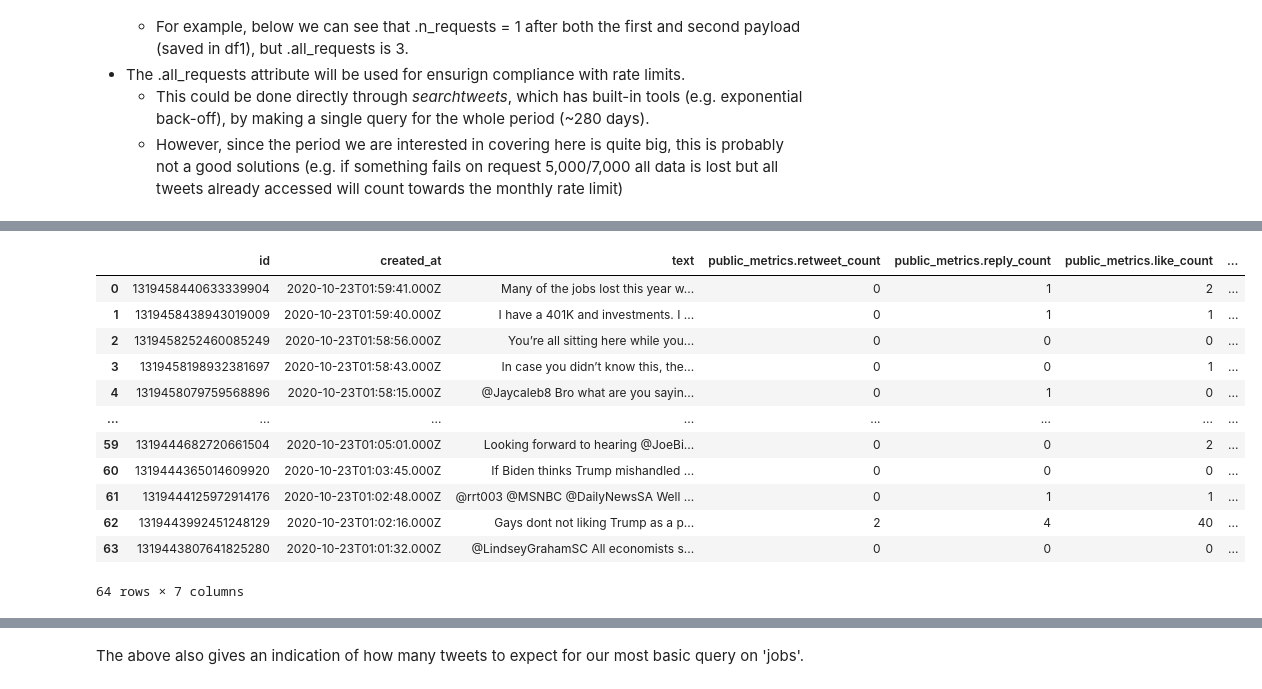
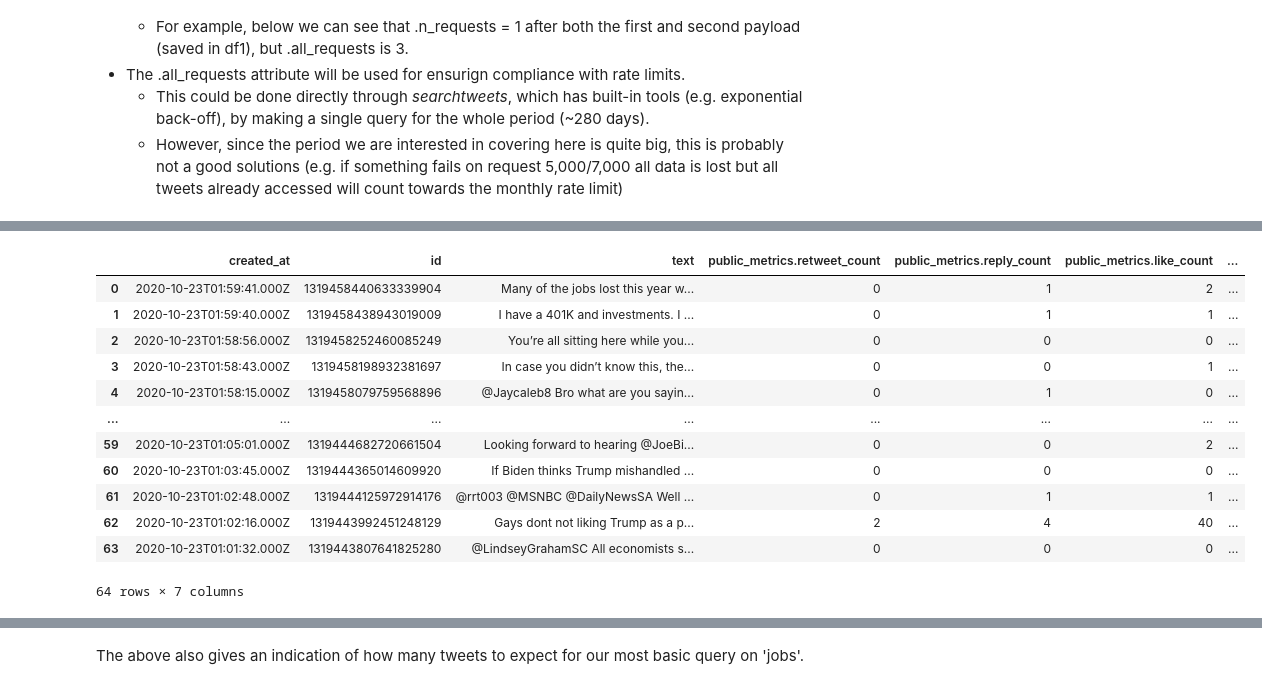
Before and after one commit to factitious/survey_v_social_media, a Jupyter notebook: Methods/Scripts/Twitter/testDev.ipynb, the cells around one changed output, grey strips where cells are left out. Saved outputs shown, nothing was run; the diff lists cells and outputs as text; code cells hidden in the pictures.

```diff
--- a/Methods/Scripts/Twitter/testDev.ipynb
+++ b/Methods/Scripts/Twitter/testDev.ipynb
@@ -410,5 +436,5 @@ search1.rs.request_parameters
 # %%
-search1 = twitterData('/Volumes/Survey_Social_Media_Compare/Methods/Scripts/Twitter/')
+search1 = twitterData('/Volumes/Survey_Social_Media_Compare/Methods')
 search1.validate_credentials()
 # %% [output]
 'Credentials validated successfully'
@@ -461,21 +487,21 @@ print(search1.all_requests)
 # %%
 search1.build_query('jobs','2020-10-23 01:00', '2020-10-23 2:00', results_per_call=500)
 search1.get_data(nTweets = 1000)
-df2 = search1.get_df()
+df2 = twitterData.get_df(search1.result)
 df2
 # %% [output]
-|  | id | created_at | text | public_metrics.retweet_count | public_metrics.reply_count | public_metrics.like_count | ... |
-| 0 | 1319458440633339904 | 2020-10-23T01:59:41.000Z | Many of the jobs lost this year w... | 0 | 1 | 2 | ... |
-| 1 | 1319458438943019009 | 2020-10-23T01:59:40.000Z | I have a 401K and investments. I ... | 0 | 1 | 1 | ... |
-| 2 | 1319458252460085249 | 2020-10-23T01:58:56.000Z | You’re all sitting here while you... | 0 | 0 | 0 | ... |
-| 3 | 1319458198932381697 | 2020-10-23T01:58:43.000Z | In case you didn’t know this, the... | 0 | 0 | 1 | ... |
-| 4 | 1319458079759568896 | 2020-10-23T01:58:15.000Z | @Jaycaleb8 Bro what are you sayin... | 0 | 1 | 0 | ... |
+|  | created_at | id | text | public_metrics.retweet_count | public_metrics.reply_count | public_metrics.like_count | ... |
+| 0 | 2020-10-23T01:59:41.000Z | 1319458440633339904 | Many of the jobs lost this year w... | 0 | 1 | 2 | ... |
+| 1 | 2020-10-23T01:59:40.000Z | 1319458438943019009 | I have a 401K and investments. I ... | 0 | 1 | 1 | ... |
+| 2 | 2020-10-23T01:58:56.000Z | 1319458252460085249 | You’re all sitting here while you... | 0 | 0 | 0 | ... |
+| 3 | 2020-10-23T01:58:43.000Z | 1319458198932381697 | In case you didn’t know this, the... | 0 | 0 | 1 | ... |
+| 4 | 2020-10-23T01:58:15.000Z | 1319458079759568896 | @Jaycaleb8 Bro what are you sayin... | 0 | 1 | 0 | ... |
 | ... | ... | ... | ... | ... | ... | ... | ... |
-| 59 | 1319444682720661504 | 2020-10-23T01:05:01.000Z | Looking forward to hearing @JoeBi... | 0 | 0 | 2 | ... |
-| 60 | 1319444365014609920 | 2020-10-23T01:03:45.000Z | If Biden thinks Trump mishandled ... | 0 | 0 | 0 | ... |
-| 61 | 1319444125972914176 | 2020-10-23T01:02:48.000Z | @rrt003 @MSNBC @DailyNewsSA Well ... | 0 | 1 | 1 | ... |
-| 62 | 1319443992451248129 | 2020-10-23T01:02:16.000Z | Gays dont not liking Trump as a p... | 2 | 4 | 40 | ... |
-| 63 | 1319443807641825280 | 2020-10-23T01:01:32.000Z | @LindseyGrahamSC All economists s... | 0 | 0 | 0 | ... |
+| 59 | 2020-10-23T01:05:01.000Z | 1319444682720661504 | Looking forward to hearing @JoeBi... | 0 | 0 | 2 | ... |
+| 60 | 2020-10-23T01:03:45.000Z | 1319444365014609920 | If Biden thinks Trump mishandled ... | 0 | 0 | 0 | ... |
+| 61 | 2020-10-23T01:02:48.000Z | 1319444125972914176 | @rrt003 @MSNBC @DailyNewsSA Well ... | 0 | 1 | 1 | ... |
+| 62 | 2020-10-23T01:02:16.000Z | 1319443992451248129 | Gays dont not liking Trump as a p... | 2 | 4 | 40 | ... |
+| 63 | 2020-10-23T01:01:32.000Z | 1319443807641825280 | @LindseyGrahamSC All economists s... | 0 | 0 | 0 | ... |
 64 rows × 7 columns
 # %%
 print(search1.rs.n_requests)
```
Also changed, not shown: parts of 29 cells of this notebook.
